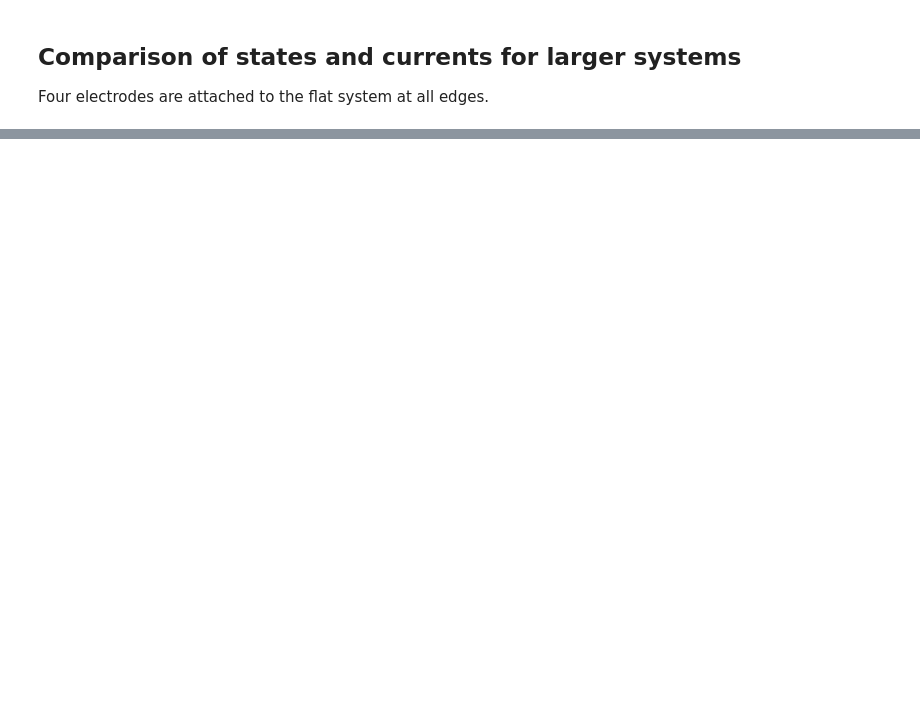
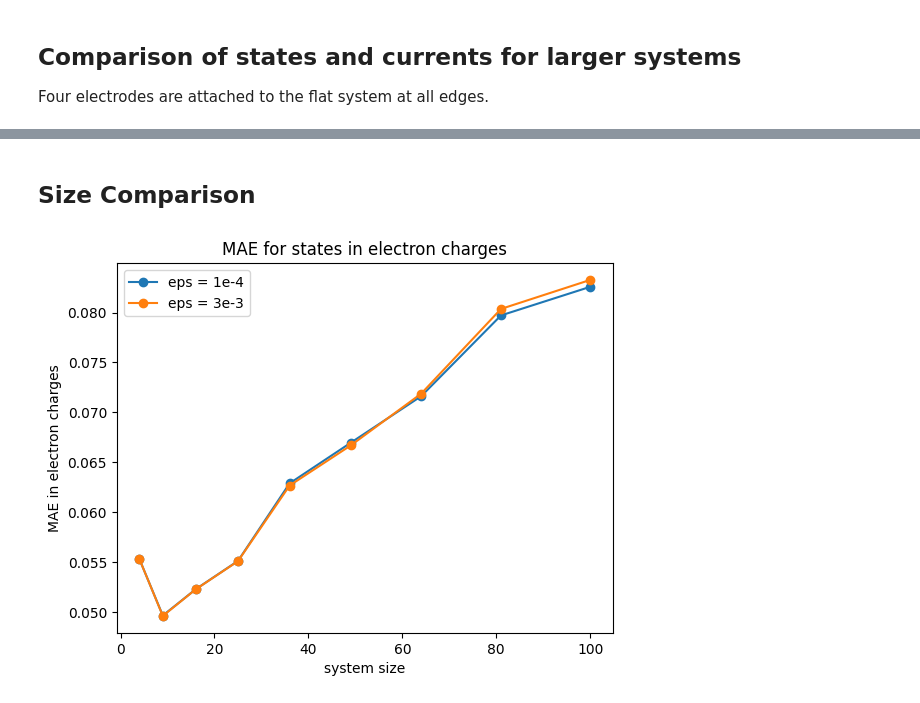
Before and after one commit to evanwonisch/NanoNetsMF, a Jupyter notebook: run/large_sys_comparison.ipynb, the cells around one changed output, grey strips where cells are left out. Drawn from its saved outputs; the diff is of its cells as text; code cells hidden in the pictures; blank space fills up the shorter version.

Commit message:
included output folder for figures created large scale comparison

```diff
--- a/run/large_sys_comparison.ipynb
+++ b/run/large_sys_comparison.ipynb
@@ -145,0 +20,2 @@ Text(0.5, 1.0, 'output currents for different voltage configs')
+# %%
+voltage_configs = np.loadtxt("../data/large_sys/voltage_configs.csv")
@@ -145,0 +34,31 @@ Text(0.5, 1.0, 'output currents for different voltage configs')
+# %%
+states_mf_e3 = []
+for i in range(len(net_sizes)):
+    size = net_sizes[i]
+    state = np.loadtxt("../data/large_sys/mf_3e-3/states"+str(size)+"x"+str(size)+".csv")
+    states_mf_e3.append(state)
+
+currents_mf_e3 = []
+for i in range(len(net_sizes)):
+    size = net_sizes[i]
+    current = np.loadtxt("../data/large_sys/mf_3e-3/currents"+str(size)+"x"+str(size)+".csv")
+    currents_mf_e3.append(current)
+# %%
+states_kmc = []
+for i in range(len(net_sizes)):
+    state = np.loadtxt("../data/large_sys/kmc/mean_state_Nx="+str(net_sizes[i])+"_Ny="+str(net_sizes[i])+"_Nz=1_Ne=4.csv", delimiter=",", skiprows=1)
+    states_kmc.append(state)
+
+currents_kmc = []
+for i in range(len(net_sizes)):
+    net_size = net_sizes[i]
+    data = np.loadtxt("../data/large_sys/kmc/Nx="+str(net_size)+"_Ny="+str(net_size)+"_Nz=1_Ne=4.csv", delimiter = ",", skiprows = 1)
+    currents_kmc.append(data)
+# %% [markdown]
+## Size Comparison
+# %%
+MAEs_e4 = []
+rel_errs_e4 = []
+
+MAEs_e3 = []
+rel_errs_e3 = []
@@ -145,0 +115,10 @@ Text(0.5, 1.0, 'output currents for different voltage configs')
+# %%
+plt.plot(net_sizes ** 2, np.array(MAEs_e4) / CONST.electron_charge, marker = "o", label = "eps = 1e-4")
+plt.plot(net_sizes ** 2, np.array(MAEs_e3) / CONST.electron_charge, marker = "o", label = "eps = 3e-3")
+plt.xlabel("system size")
+plt.ylabel("MAE in electron charges")
+plt.title("MAE for states in electron charges")
+plt.legend()
+plt.savefig("../output/misc/MAE_eps.png")
+# %% [output]
+[figure, added]
```
Also changed, not shown: parts of 31 cells of this notebook, 10 other files.
